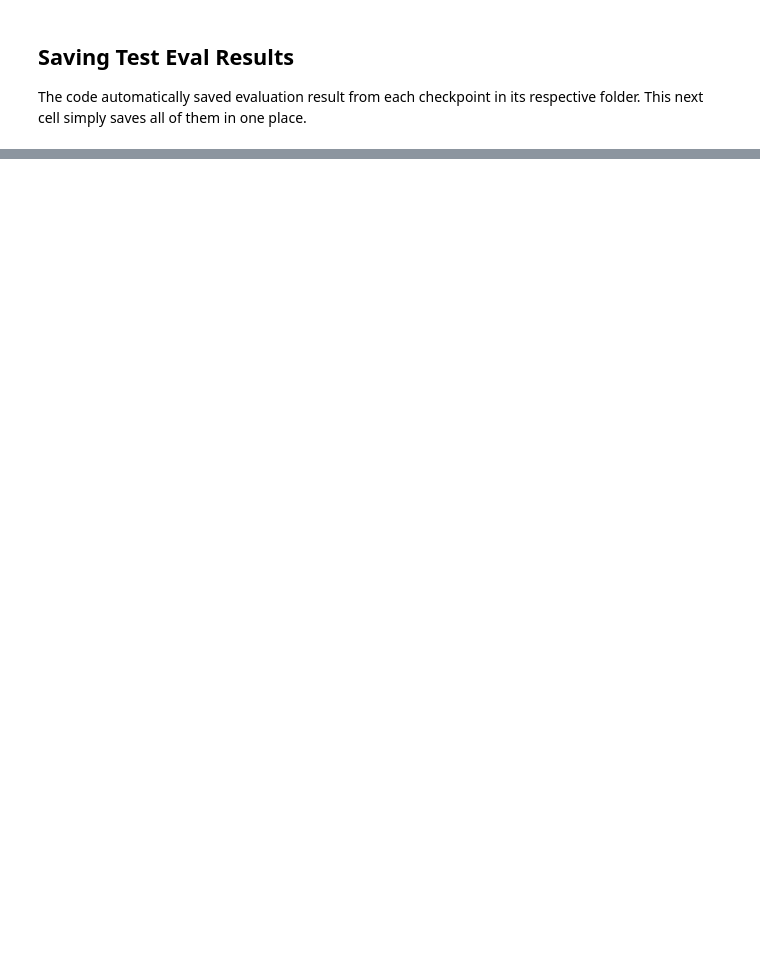
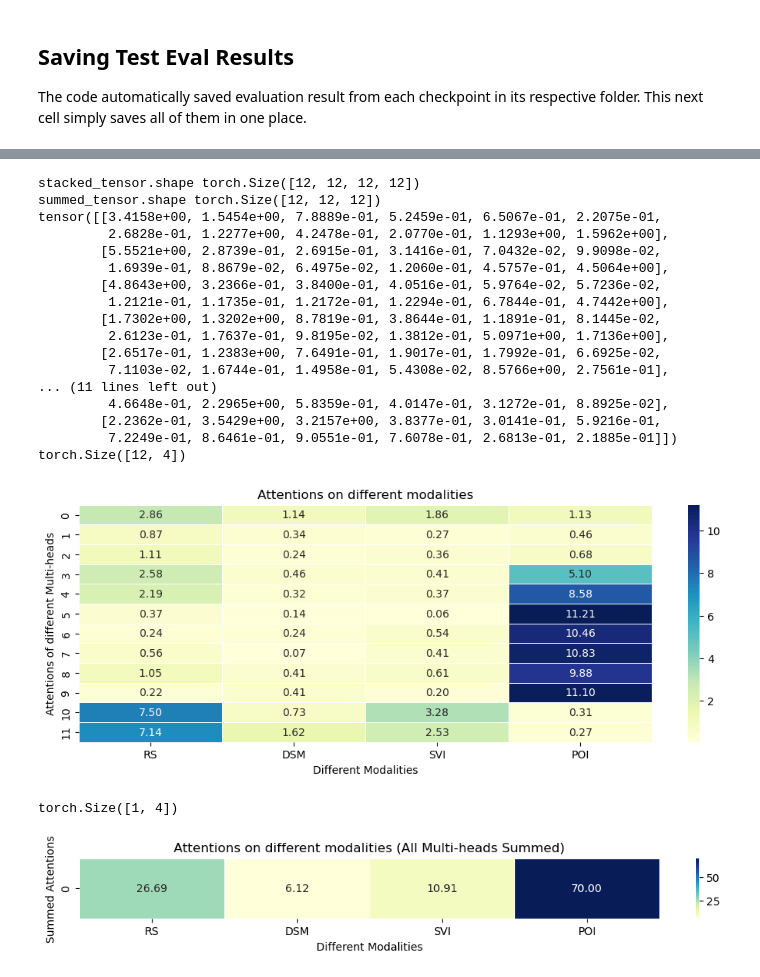
Before and after one commit to VienJou/Multimodal-multi-task-urban-livability-evaluation, a Jupyter notebook: Livability_evaluation_baseline_EN_Clean_v5.ipynb, the cells around one changed output, grey strips where cells are left out. Saved outputs shown, nothing was run; the diff lists cells and outputs as text; code cells hidden in the pictures; blank space fills up the shorter version.

```diff
--- a/Livability_evaluation_baseline_EN_Clean_v5.ipynb
+++ b/Livability_evaluation_baseline_EN_Clean_v5.ipynb
@@ -1331,0 +2051,69 @@ with open(os.path.join(args.output_dir, "final_eval_results.txt"), mode='a', enc
+# %%
+# ── Compute and visualise per-modality attention ────────────────────────────
+# Stack 12 layers → [12, num_heads, seq_len, seq_len]
+stacked_tensor = torch.stack(attentions, dim=0)
+print("stacked_tensor.shape", stacked_tensor.shape)
+
+# Sum over heads (dim=1) → [12, seq_len, seq_len]
+summed_12head_tensor = stacked_tensor.sum(dim=1)
+print("summed_tensor.shape", summed_12head_tensor.shape)
+
+# Mean over destination-token positions (dim=1) → [12, seq_len]
+mean_dim2 = torch.mean(summed_12head_tensor, dim=1)
+print(mean_dim2)
+
+# Remove the start token (index 0) and end token (last index);
+# keep the 10 modal tokens: RS×3, DSM×3, SVI×3, POI×1
+rs_dsm_svi = mean_dim2[:, 1:-1]  # shape [num_layers, 10]
+
+# --- Aggregate sub-tokens by modality ---
+sum_rs  = torch.sum(rs_dsm_svi[:, :3],  dim=1, keepdim=True)
+sum_dsm = torch.sum(rs_dsm_svi[:, 3:6], dim=1, keepdim=True)
+sum_svi = torch.sum(rs_dsm_svi[:, 6:9], dim=1, keepdim=True)
+POI     = rs_dsm_svi[:, 9].view(-1, 1)  # convert to 2-D tensor
+rs_dsm_svi_POI_4in1 = torch.cat((sum_rs, sum_dsm, sum_svi, POI), dim=1)
+print(rs_dsm_svi_POI_4in1.shape)
+
+xticklabels = ["RS", "DSM", "SVI", "POI"]
+
+# Heatmap: attention per head × modality
+plt.figure(figsize=(12, 4))
+sns.heatmap(rs_dsm_svi_POI_4in1.numpy(), cmap="YlGnBu", annot=True, fmt=".2f",
+            linewidths=0.5, xticklabels=xticklabels)
+plt.title("Attentions on different modalities")
+plt.xlabel("Different Modalities")
+plt.ylabel("Attentions of different Multi-heads")
+plt.show()
+
+# Sum across all heads to get a single row
+rs_dsm_poi_3in1_all_heads = torch.sum(rs_dsm_svi_POI_4in1, dim=0, keepdim=True)
+print(rs_dsm_poi_3in1_all_heads.shape)
+
+plt.figure(figsize=(12, 1))
+sns.heatmap(rs_dsm_poi_3in1_all_heads.numpy(), cmap="YlGnBu", annot=True, fmt=".2f",
+            linewidths=0.5, xticklabels=xticklabels)
+plt.title("Attentions on different modalities (All Multi-heads Summed)")
+plt.xlabel("Different Modalities")
+plt.ylabel("Summed Attentions")
+plt.show()
+# %% [output]
+stacked_tensor.shape torch.Size([12, 12, 12, 12])
+summed_tensor.shape torch.Size([12, 12, 12])
+tensor([[3.4158e+00, 1.5454e+00, 7.8889e-01, 5.2459e-01, 6.5067e-01, 2.2075e-01,
+         2.6828e-01, 1.2277e+00, 4.2478e-01, 2.0770e-01, 1.1293e+00, 1.5962e+00],
+        [5.5521e+00, 2.8739e-01, 2.6915e-01, 3.1416e-01, 7.0432e-02, 9.9098e-02,
+         1.6939e-01, 8.8679e-02, 6.4975e-02, 1.2060e-01, 4.5757e-01, 4.5064e+00],
+        [4.8643e+00, 3.2366e-01, 3.8400e-01, 4.0516e-01, 5.9764e-02, 5.7236e-02,
+         1.2121e-01, 1.1735e-01, 1.2172e-01, 1.2294e-01, 6.7844e-01, 4.7442e+00],
+        [1.7302e+00, 1.3202e+00, 8.7819e-01, 3.8644e-01, 1.1891e-01, 8.1445e-02,
+         2.6123e-01, 1.7637e-01, 9.8195e-02, 1.3812e-01, 5.0971e+00, 1.7136e+00],
+        [2.6517e-01, 1.2383e+00, 7.6491e-01, 1.9017e-01, 1.7992e-01, 6.6925e-02,
+         7.1103e-02, 1.6744e-01, 1.4958e-01, 5.4308e-02, 8.5766e+00, 2.7561e-01],
+... (11 lines left out)
+         4.6648e-01, 2.2965e+00, 5.8359e-01, 4.0147e-01, 3.1272e-01, 8.8925e-02],
+        [2.2362e-01, 3.5429e+00, 3.2157e+00, 3.8377e-01, 3.0141e-01, 5.9216e-01,
+         7.2249e-01, 8.6461e-01, 9.0551e-01, 7.6078e-01, 2.6813e-01, 2.1885e-01]])
+torch.Size([12, 4])
+[figure, added]
+torch.Size([1, 4])
+[figure, added]
```
Also changed, not shown: parts of 32 cells of this notebook.
